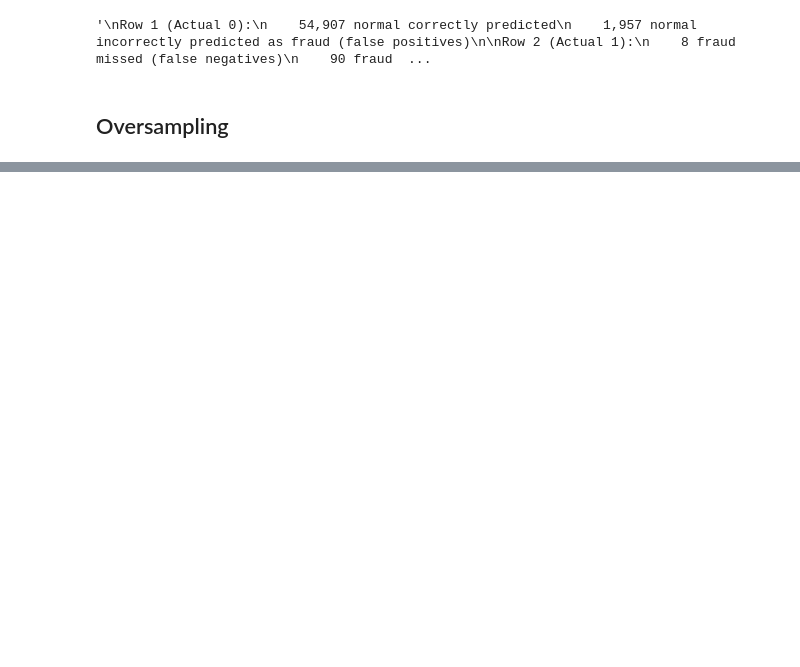
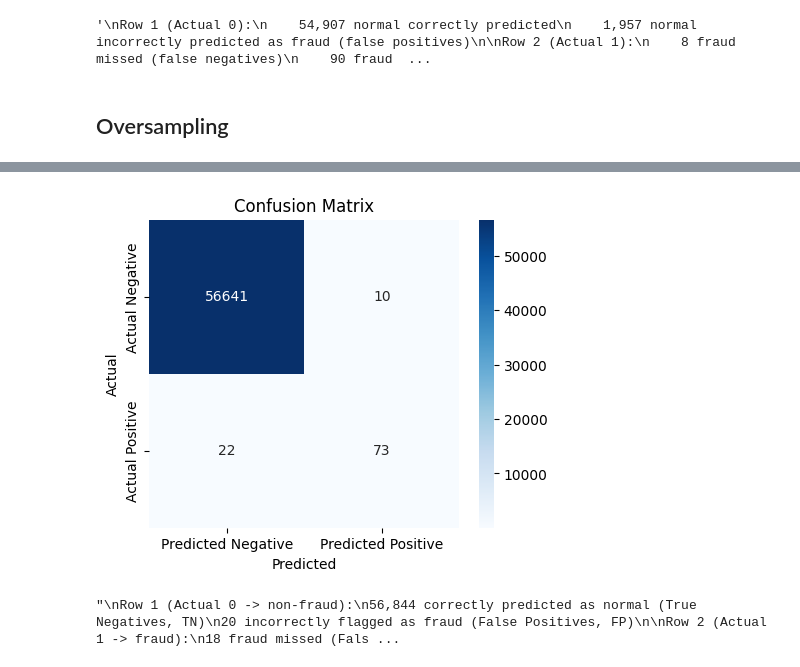
Before and after one commit to SchneFre/project-credit-card-fraud-detection, a Jupyter notebook: project.ipynb, the cells around one changed output, grey strips where cells are left out. Drawn from its saved outputs; the diff is of its cells as text; code cells hidden in the pictures; blank space fills up the shorter version.

```diff
--- a/project.ipynb
+++ b/project.ipynb
@@ -317,18 +385,42 @@ weighted avg       1.00      0.96      0.98     56962
+# %%
+from sklearn.metrics import confusion_matrix
+import seaborn as sns
+
+# Compute confusion matrix
+cm = confusion_matrix(y_test, rf_pred_sm)
+
+# Plot as image
+plt.figure(figsize=(5,4))
+sns.heatmap(cm, annot=True, fmt='d', cmap='Blues',
+            xticklabels=["Predicted Negative", "Predicted Positive"],
+            yticklabels=["Actual Negative", "Actual Positive"])
+
+plt.title("Confusion Matrix")
+plt.ylabel("Actual")
+plt.xlabel("Predicted")
+
+# Save and show
+plt.savefig("confusion_matrix.png", dpi=300, bbox_inches='tight')
+plt.show()
+# %% [output]
+[figure, added]
 # %%
 """
 Row 1 (Actual 0 -> non-fraud):
-56,844 correctly predicted as normal (True Negatives, TN)
-20 incorrectly flagged as fraud (False Positives, FP)
+56641    correctly predicted as normal (True Negatives, TN)
+10       incorrectly flagged as fraud (False Positives, FP)
 
 Row 2 (Actual 1 -> fraud):
-18 fraud missed (False Negatives, FN)
-80 correctly detected (True Positives, TP)
+22       fraud missed (False Negatives, FN)
+73       correctly detected (True Positives, TP)
 
-Precision 0.80 -> only 20% of alerts are false alarms.
+Precision 0.88 -> only 12% of alerts are false alarms.
     Much better than pure undersampling (which had precision ~0.04).
-Recall 0.82 -> model detects most fraud cases.
+Recall 0.77 -> model detects most fraud cases.
 
 
-XGBoost didn't improve -> unclear why
+XGBoost performs even better
 
 """
+# %% [output]
+"\nRow 1 (Actual 0 -> non-fraud):\n56,844 correctly predicted as normal (True Negatives, TN)\n20 incorrectly flagged as fraud (False Positives, FP)\n\nRow 2 (Actual 1 -> fraud):\n18 fraud missed (Fals ...
```
Also changed, not shown: parts of 15 cells of this notebook, 2 other files.
